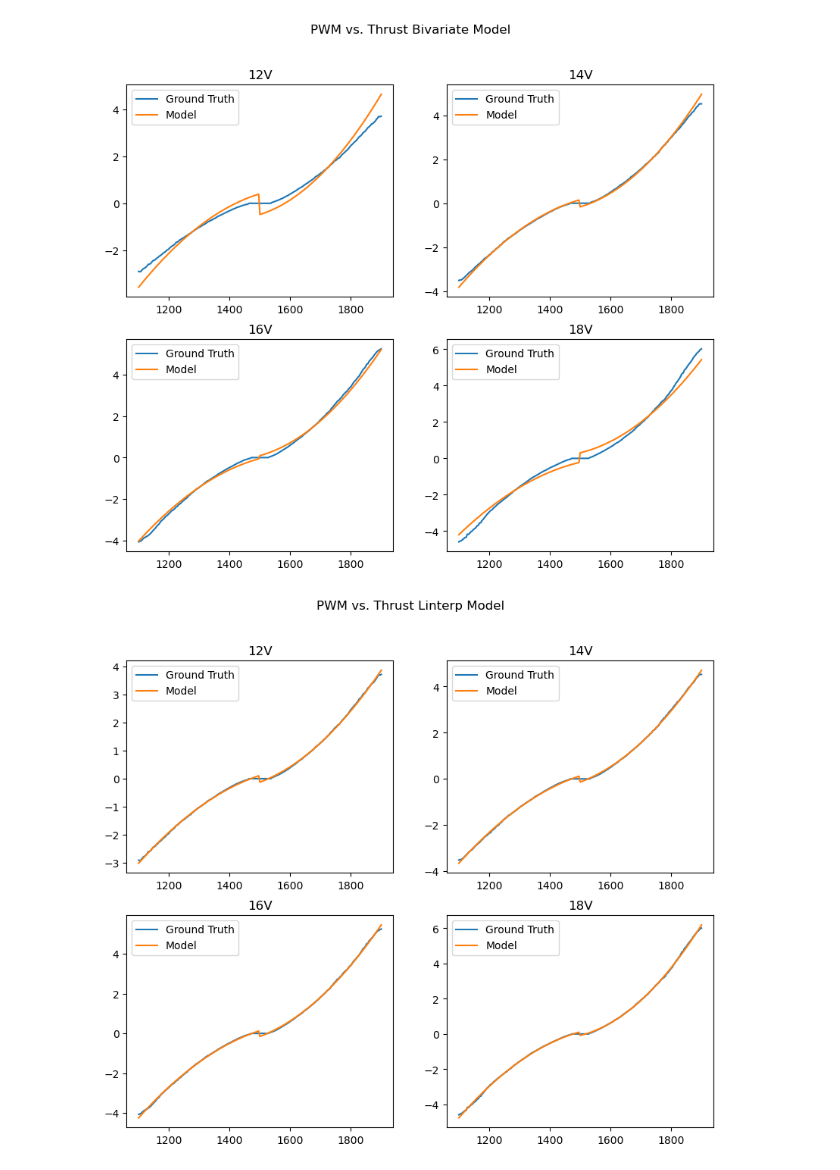
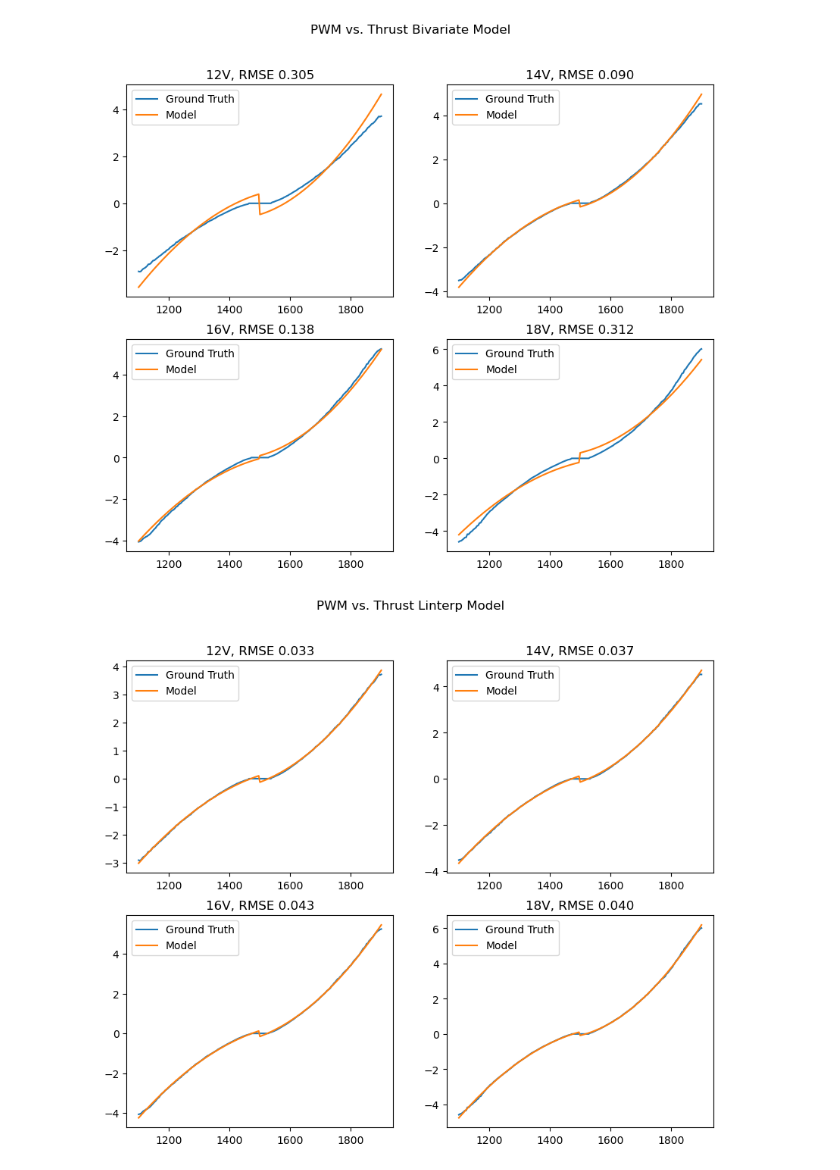
Before and after one commit to Tartan-AUV/TAUV-Tools, a Jupyter notebook: thruster_curve_gen/profile_models.ipynb, the cells around one changed output. Saved outputs shown, nothing was run; the diff lists cells and outputs as text; code cells hidden in the pictures.

```diff
--- a/thruster_curve_gen/profile_models.ipynb
+++ b/thruster_curve_gen/profile_models.ipynb
@@ -23,24 +26,28 @@ inv_linterp_model, fwd_linterp_model = tcg.linterp_thrust_model(fwd_linterp_para
+# %%
+def rmse(measured, truth):
+    return np.linalg.norm(measured - truth) / np.sqrt(len(truth))
 # %%
 v_lvls = [12, 14, 16, 18]
 fig, axs = plt.subplots(2, 2, figsize=(10, 8))
 plt.suptitle("PWM vs. Thrust Bivariate Model")
 for r in range(len(axs)):
     for c in range(len(axs[r])):
         v_lvl_idx = 2*r + c
         v_lvl = v_lvls[v_lvl_idx]
 
         # Plot ground truth data
-        axs[r, c].set_title(f"{v_lvl}V")
         axs[r, c].plot(pwms[v_lvl], thrusts[v_lvl], label="Ground Truth")
 
         # Get model output
         model_outs = [fwd_bivar_model(pwm, v_lvl) for pwm in pwms[v_lvl]]
         axs[r, c].plot(pwms[v_lvl], model_outs, label="Model")
 
+        error = rmse(model_outs, thrusts[v_lvl])
+        axs[r, c].set_title(f"{v_lvl}V, RMSE {error:.3f}")
         axs[r, c].legend()
 plt.show()
 # %% [output]
-[figure, old version]
+[figure, new version]
 # %%
 v_lvls = [12, 14, 16, 18]
 fig, axs = plt.subplots(2, 2, figsize=(10, 8))
@@ -58,8 +65,10 @@ for r in range(len(axs)):
         model_outs = [fwd_linterp_model(pwm, v_lvl) for pwm in pwms[v_lvl]]
         axs[r, c].plot(pwms[v_lvl], model_outs, label="Model")
 
+        error = rmse(model_outs, thrusts[v_lvl])
+        axs[r, c].set_title(f"{v_lvl}V, RMSE {error:.3f}")
         axs[r, c].legend()
 
 plt.show()
 # %% [output]
-[figure, old version]
+[figure, new version]
```
Also changed, not shown: parts of 1 cell of this notebook, 1 other file.
